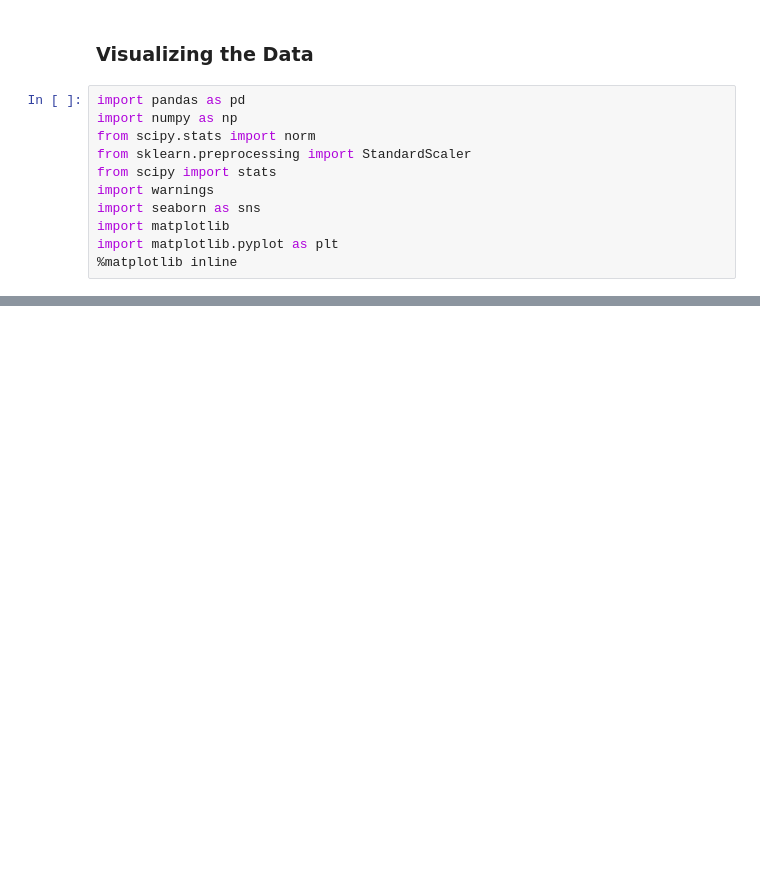
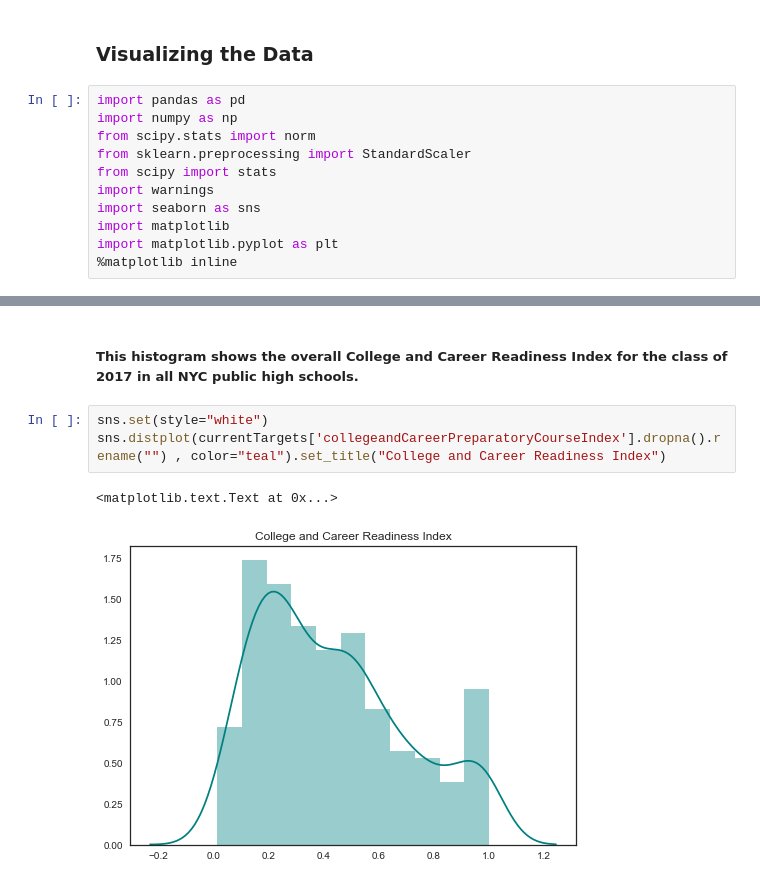
Before and after one commit to trivenigandhi/dataScience, a Jupyter notebook: NYC Education Analyses/Initial_Data_Visualizations.ipynb, the cells around one changed output, grey strips where cells are left out. Drawn from its saved outputs; the diff is of its cells as text; blank space fills up the shorter version.

```diff
--- a/NYC Education Analyses/Initial_Data_Visualizations.ipynb
+++ b/NYC Education Analyses/Initial_Data_Visualizations.ipynb
@@ -17,0 +35,8 @@ currentInputs = current.iloc[:,0:15]
+# %% [markdown]
+##### This histogram shows the overall College and Career Readiness Index for the class of 2017 in all NYC public high schools.
+# %%
+sns.set(style="white")
+sns.distplot(currentTargets['collegeandCareerPreparatoryCourseIndex'].dropna().rename("") , color="teal").set_title("College and Career Readiness Index")
+# %% [output]
+<matplotlib.text.Text at 0x...>
+[figure, added]
```
Also changed, not shown: parts of 5 cells of this notebook, 1 other file.
